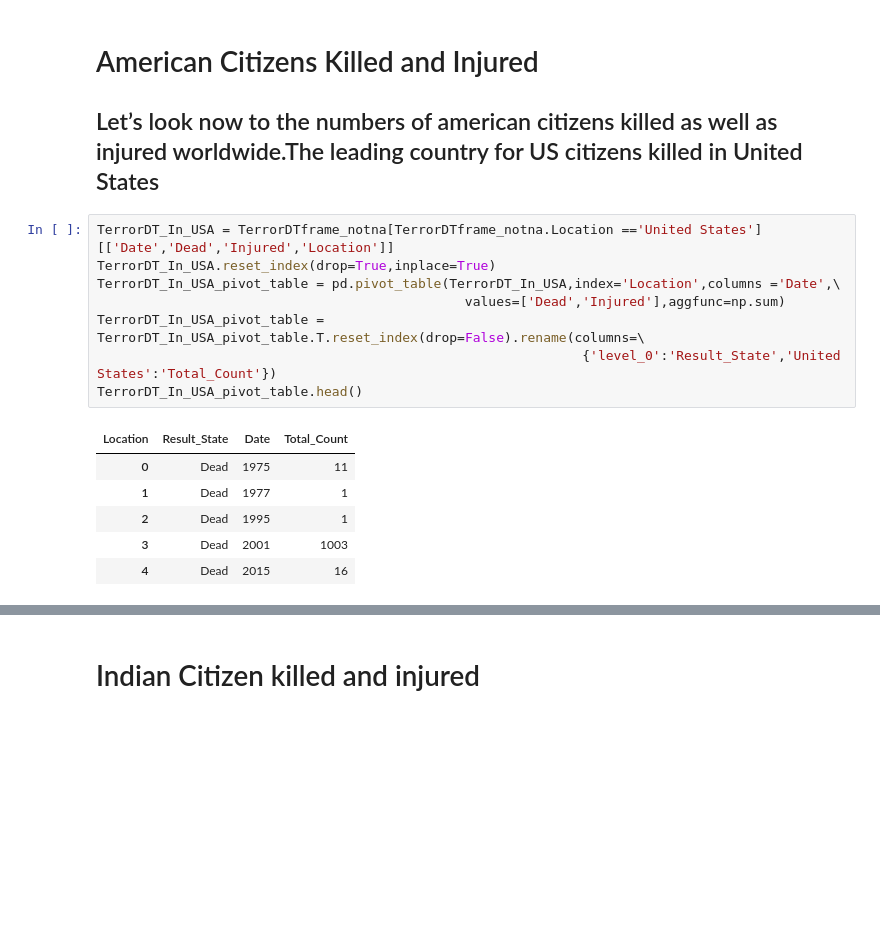
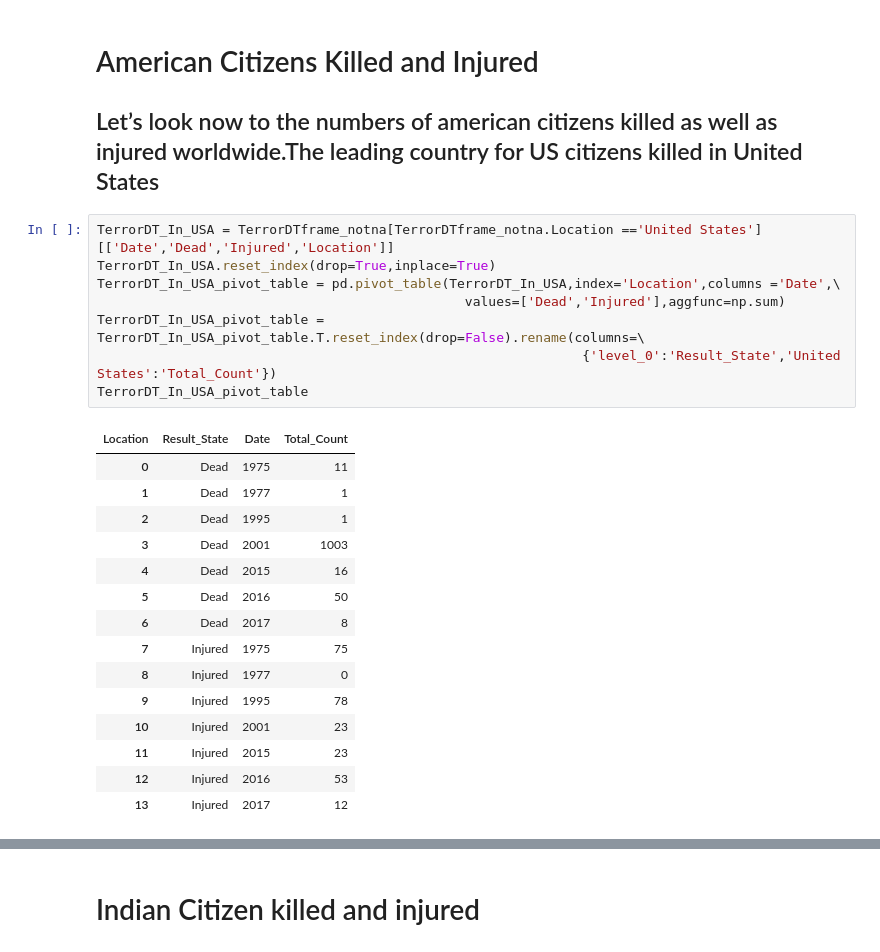
Before and after one commit to SupChanda/Predicting-perpetrators-of-global-terrorism, a Jupyter notebook: Predicting Perpetrator using Machine Learning algorithm.ipynb, the cells around one changed output, grey strips where cells are left out. Drawn from its saved outputs; the diff is of its cells as text; blank space fills up the shorter version.

```diff
--- a/Predicting Perpetrator using Machine Learning algorithm.ipynb
+++ b/Predicting Perpetrator using Machine Learning algorithm.ipynb
@@ -285,15 +297,24 @@ plt.show()
 # %%
 TerrorDT_In_USA = TerrorDTframe_notna[TerrorDTframe_notna.Location =='United States'][['Date','Dead','Injured','Location']]
 TerrorDT_In_USA.reset_index(drop=True,inplace=True)
 TerrorDT_In_USA_pivot_table = pd.pivot_table(TerrorDT_In_USA,index='Location',columns ='Date',\
                                                values=['Dead','Injured'],aggfunc=np.sum)
 TerrorDT_In_USA_pivot_table = TerrorDT_In_USA_pivot_table.T.reset_index(drop=False).rename(columns=\
                                                               {'level_0':'Result_State','United States':'Total_Count'})
-TerrorDT_In_USA_pivot_table.head()
+TerrorDT_In_USA_pivot_table
 # %% [output]
 | Location | Result_State | Date | Total_Count |
 | 0 | Dead | 1975 | 11 |
 | 1 | Dead | 1977 | 1 |
 | 2 | Dead | 1995 | 1 |
 | 3 | Dead | 2001 | 1003 |
 | 4 | Dead | 2015 | 16 |
+| 5 | Dead | 2016 | 50 |
+| 6 | Dead | 2017 | 8 |
+| 7 | Injured | 1975 | 75 |
+| 8 | Injured | 1977 | 0 |
+| 9 | Injured | 1995 | 78 |
+| 10 | Injured | 2001 | 23 |
+| 11 | Injured | 2015 | 23 |
+| 12 | Injured | 2016 | 53 |
+| 13 | Injured | 2017 | 12 |
```
Also changed, not shown: parts of 5 cells of this notebook.
